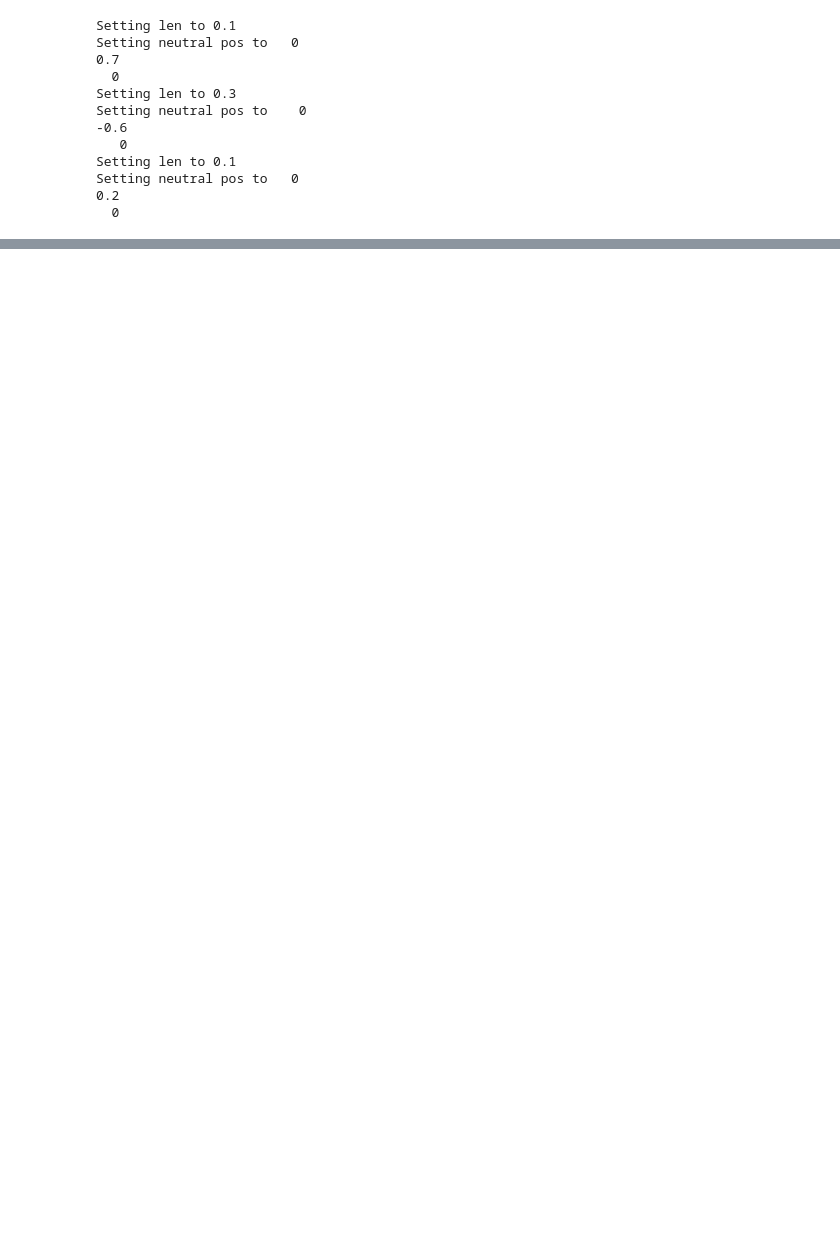
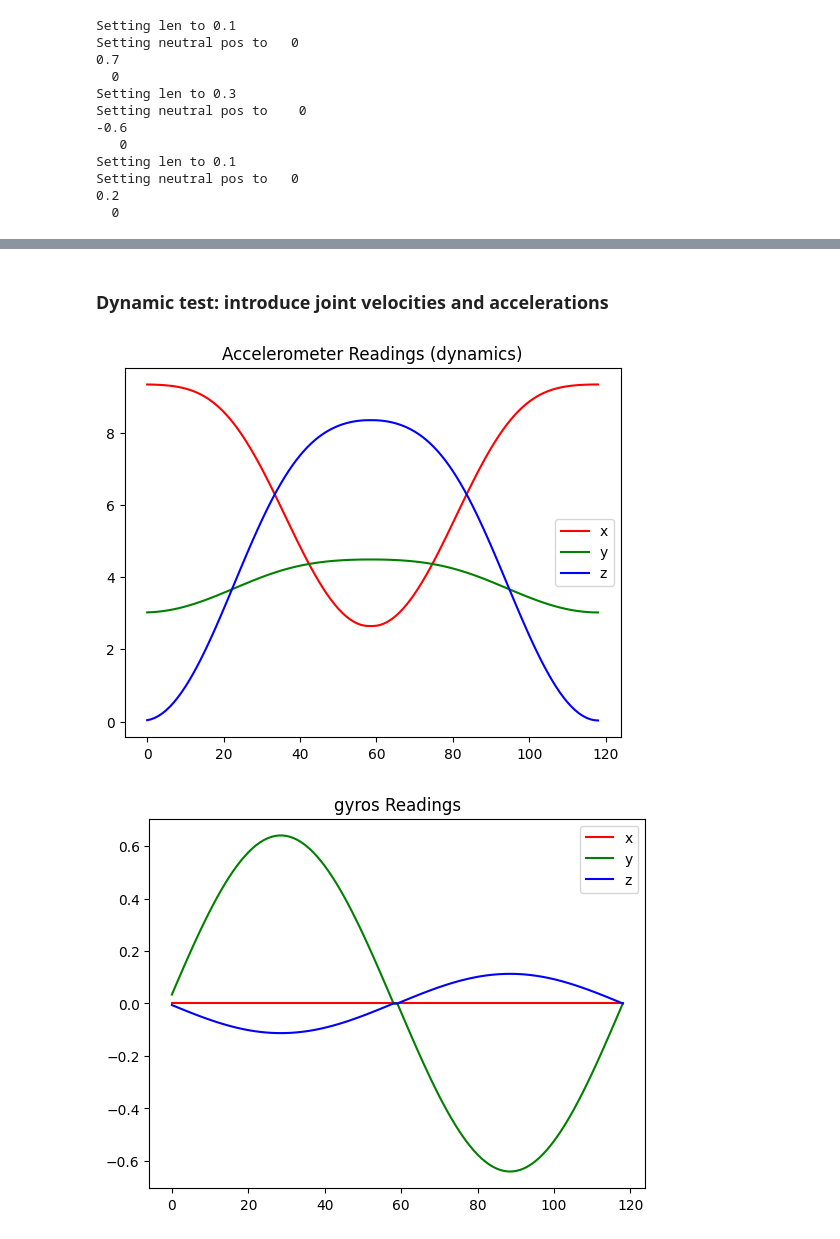
Before and after one commit to PARCO-LAB/COMETH, a Jupyter notebook: test_multiple_IMUs.ipynb, the cells around one changed output, grey strips where cells are left out. Cells and saved outputs as stored; diff of their text form; code cells hidden in the pictures; blank space fills up the shorter version.

```diff
--- a/test_multiple_IMUs.ipynb
+++ b/test_multiple_IMUs.ipynb
@@ -116,0 +327,20 @@ def plot_imu(imu,axis_length=0.1,imu_key='imu'):
+# %%
+# Move right shoulder down
+s.reset()
+s12.load_from_numpy(target[0,:].reshape(-1,3),s.kps)
+s.load_from_BODY12(s12)
+s.exact_scale(to_scale=False)
+s._nimble.setPositions(qs[0])
+gui.nativeAPI().renderSkeleton(s._nimble)
+[plot_imu(sensor,axis_length=0.05,imu_key='imu'+str(j)) for j,sensor in enumerate(sensors)]
+
+qs_imu = [qs[0,:],]
+
+for i in range(1,qs.shape[0]):
+    # estimate_position_from_IMUs(s,acc_target=accels[i])
+    estimate_position_from_IMUs_qp(s,acc_target=accels[i])
+    qs_imu.append(s._nimble.getPositions().copy())
+    gui.nativeAPI().renderSkeleton(s._nimble)
+    [plot_imu(sensor,axis_length=0.05,imu_key='imu'+str(j)) for j,sensor in enumerate(sensors)]
+    time.sleep(0.01)
+qs_imu = np.array(qs_imu)
@@ -116,0 +353,2 @@ def plot_imu(imu,axis_length=0.1,imu_key='imu'):
+# %% [markdown]
+### Dynamic test: introduce joint velocities and accelerations
@@ -116,0 +461,37 @@ def plot_imu(imu,axis_length=0.1,imu_key='imu'):
+# %%
+# world_acc_hand = np.array(world_acc_hand)
+# world_acc_root = np.array(world_acc_root)
+
+# # Plot shoulder IMU Accelerometer readings
+# plt.plot(world_acc_hand[:,0], 'r', label = "x")
+# plt.plot(world_acc_hand[:,1], 'g', label = "y")
+# plt.plot(world_acc_hand[:,2], 'b', label = "z")
+# plt.legend()
+# plt.title("Elbow linear acceleration")
+# plt.show()
+
+# # Plot shoulder IMU Accelerometer readings
+# plt.plot(world_acc_root[:,0], 'r', label = "x")
+# plt.plot(world_acc_root[:,1], 'g', label = "y")
+# plt.plot(world_acc_root[:,2], 'b', label = "z")
+# plt.legend()
+# plt.title("Pelvis linear acceleration")
+# plt.show()
+
+# Plot shoulder IMU Accelerometer readings
+plt.plot(accels[:,0], 'r', label = "x")
+plt.plot(accels[:,1], 'g', label = "y")
+plt.plot(accels[:,2], 'b', label = "z")
+plt.legend()
+plt.title("Accelerometer Readings (dynamics)")
+plt.show()
+# Plot shoulder IMU Accelerometer readings
+plt.plot(gyros[:,0], 'r', label = "x")
+plt.plot(gyros[:,1], 'g', label = "y")
+plt.plot(gyros[:,2], 'b', label = "z")
+plt.legend()
+plt.title("gyros Readings")
+plt.show()
+# %% [output]
+[figure, added]
+[figure, added]
```
Also changed, not shown: parts of 31 cells of this notebook, 4 other files.
